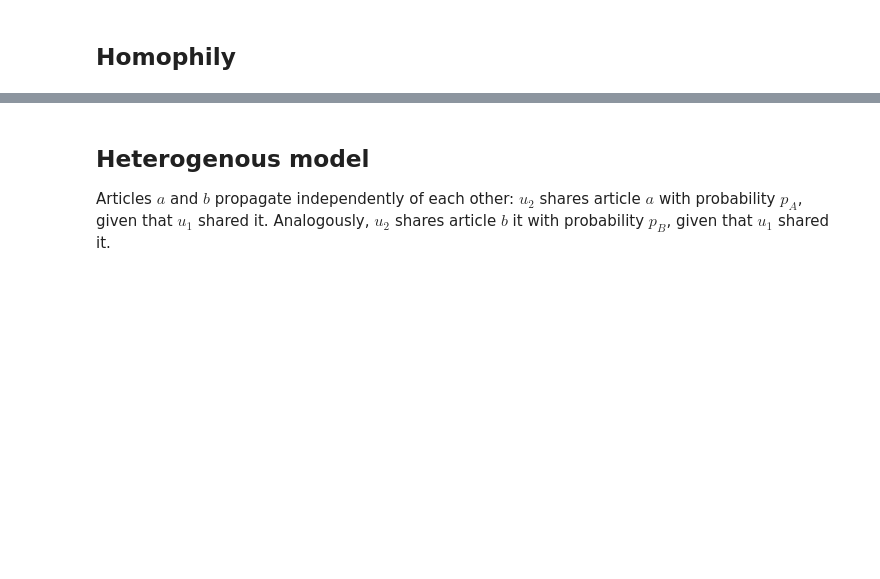
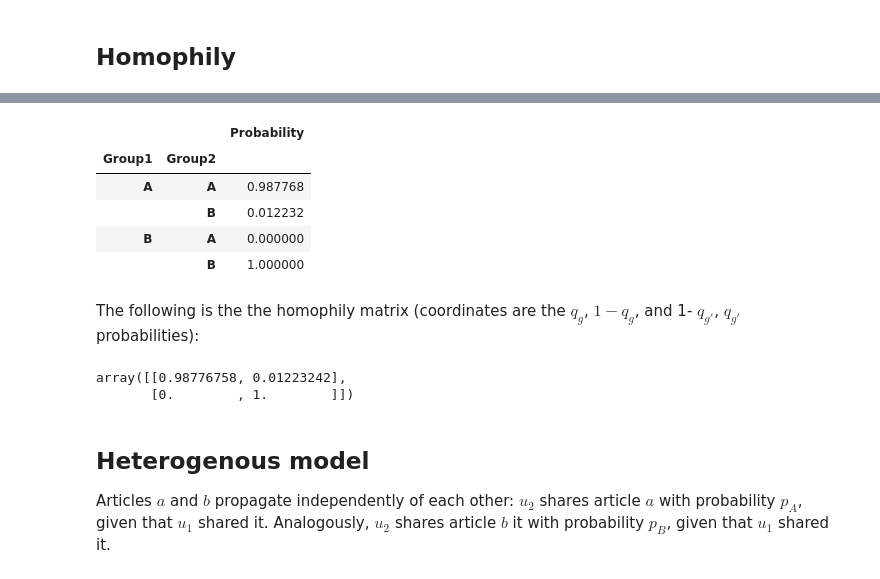
Before and after one commit to jfinocchiaro/long-term-fair-mdps, a Jupyter notebook: political-influence/probability_sharing_distributions.ipynb, the cells around one changed output, grey strips where cells are left out. Drawn from its saved outputs; the diff is of its cells as text; code cells hidden in the pictures; blank space fills up the shorter version.

Commit message:
calculate homophily matrix from the data

```diff
--- a/political-influence/probability_sharing_distributions.ipynb
+++ b/political-influence/probability_sharing_distributions.ipynb
@@ -85,3 +80,20 @@ df[df.User1.isin(B) & df.User2.isin(A)].describe()
+# %%
+qs = (replacements / groups).rename(columns={'Counts': 'Probability'})
+qs
+# %% [output]
+|  |  | Probability |
+| Group1 | Group2 |  |
+| A | A | 0.987768 |
+|  | B | 0.012232 |
+| B | A | 0.000000 |
+|  | B | 1.000000 |
+# %% [markdown]
+The following is the the homophily matrix (coordinates are the $q_g$, $1-q_g$, and 1- $q_{g'}$, $q_{g'}$ probabilities):
+# %%
+qs.unstack().values
+# %% [output]
+array([[0.98776758, 0.01223242],
+       [0.        , 1.        ]])
 # %% [markdown]
 ## Heterogenous model
 
```
Also changed, not shown: parts of 7 cells of this notebook.
